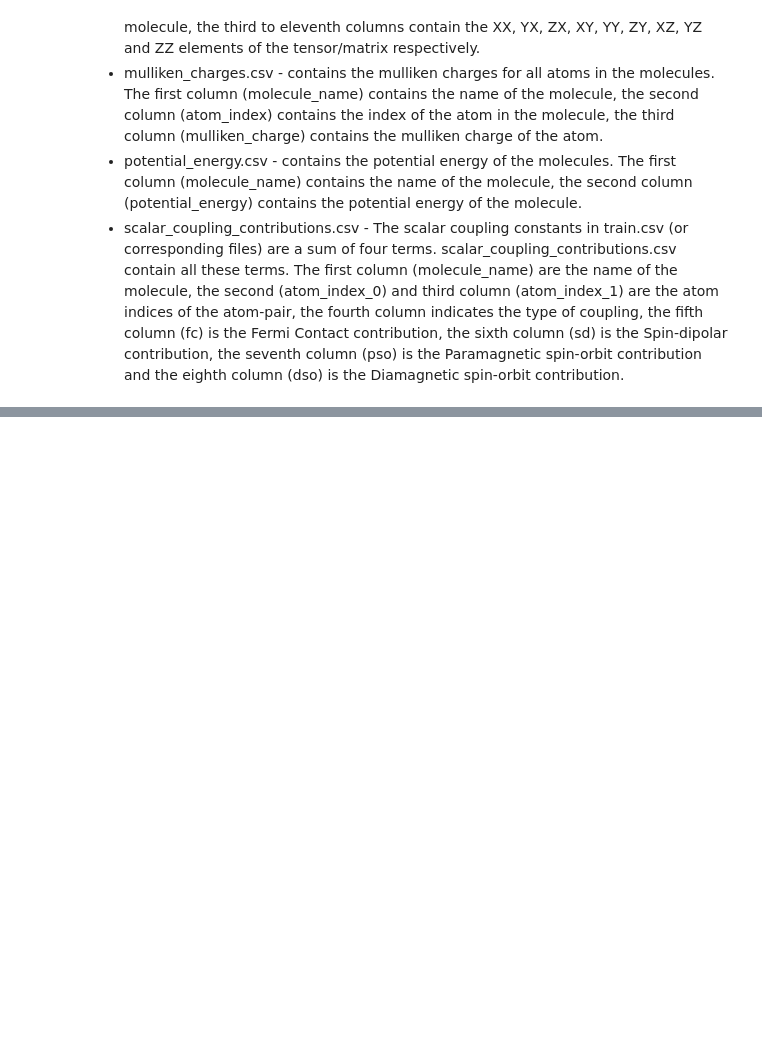
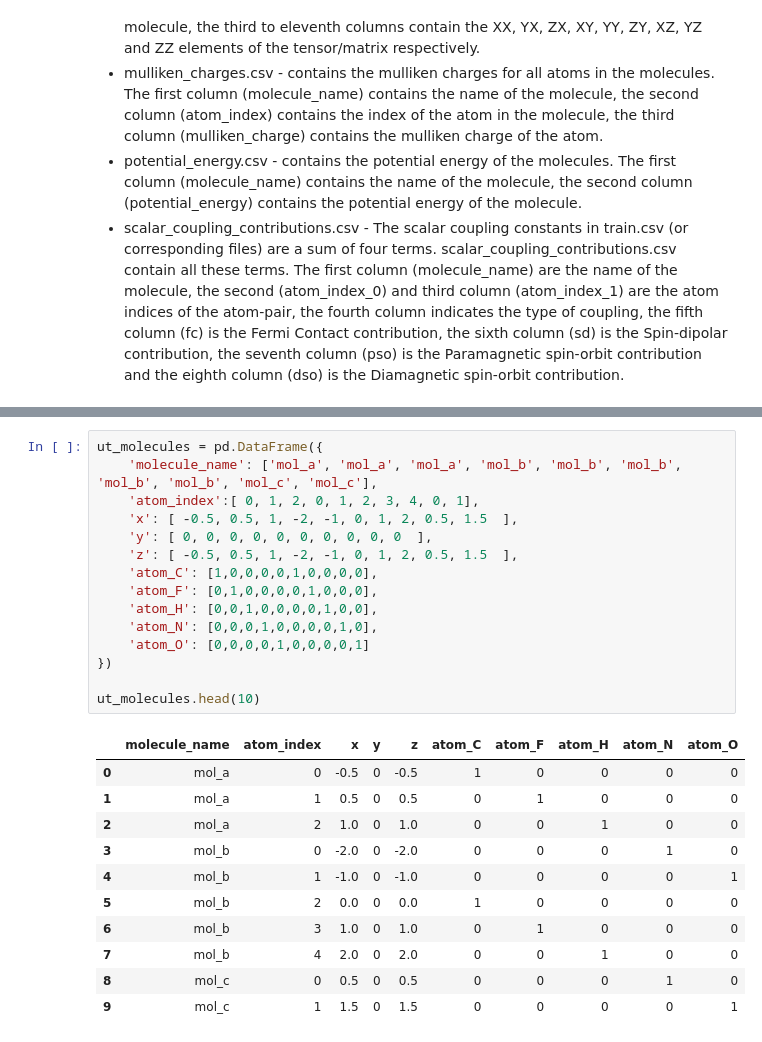
Before and after one commit to antoinev17/competitive-data-science, a Jupyter notebook: Predicting Molecular Properties/Neural Network (RNN).ipynb, the cells around one changed output, grey strips where cells are left out. Saved outputs shown, nothing was run; the diff lists cells and outputs as text; blank space fills up the shorter version.

```diff
--- a/Predicting Molecular Properties/Neural Network (RNN).ipynb
+++ b/Predicting Molecular Properties/Neural Network (RNN).ipynb
@@ -338,0 +298,27 @@ print('Total number of molecules in the test set:', len(data_load['test'].groupb
+# %%
+ut_molecules = pd.DataFrame({
+    'molecule_name': ['mol_a', 'mol_a', 'mol_a', 'mol_b', 'mol_b', 'mol_b', 'mol_b', 'mol_b', 'mol_c', 'mol_c'],
+    'atom_index':[ 0, 1, 2, 0, 1, 2, 3, 4, 0, 1],
+    'x': [ -0.5, 0.5, 1, -2, -1, 0, 1, 2, 0.5, 1.5  ],
+    'y': [ 0, 0, 0, 0, 0, 0, 0, 0, 0, 0  ],
+    'z': [ -0.5, 0.5, 1, -2, -1, 0, 1, 2, 0.5, 1.5  ],
+    'atom_C': [1,0,0,0,0,1,0,0,0,0],
+    'atom_F': [0,1,0,0,0,0,1,0,0,0],
+    'atom_H': [0,0,1,0,0,0,0,1,0,0],
+    'atom_N': [0,0,0,1,0,0,0,0,1,0],
+    'atom_O': [0,0,0,0,1,0,0,0,0,1]
+})
+
+ut_molecules.head(10)
+# %% [output]
+|  | molecule_name | atom_index | x | y | z | atom_C | atom_F | atom_H | atom_N | atom_O |
+| 0 | mol_a | 0 | -0.5 | 0 | -0.5 | 1 | 0 | 0 | 0 | 0 |
+| 1 | mol_a | 1 | 0.5 | 0 | 0.5 | 0 | 1 | 0 | 0 | 0 |
+| 2 | mol_a | 2 | 1.0 | 0 | 1.0 | 0 | 0 | 1 | 0 | 0 |
+| 3 | mol_b | 0 | -2.0 | 0 | -2.0 | 0 | 0 | 0 | 1 | 0 |
+| 4 | mol_b | 1 | -1.0 | 0 | -1.0 | 0 | 0 | 0 | 0 | 1 |
+| 5 | mol_b | 2 | 0.0 | 0 | 0.0 | 1 | 0 | 0 | 0 | 0 |
+| 6 | mol_b | 3 | 1.0 | 0 | 1.0 | 0 | 1 | 0 | 0 | 0 |
+| 7 | mol_b | 4 | 2.0 | 0 | 2.0 | 0 | 0 | 1 | 0 | 0 |
+| 8 | mol_c | 0 | 0.5 | 0 | 0.5 | 0 | 0 | 0 | 1 | 0 |
+| 9 | mol_c | 1 | 1.5 | 0 | 1.5 | 0 | 0 | 0 | 0 | 1 |
```
Also changed, not shown: parts of 36 cells of this notebook, 2 other files.
